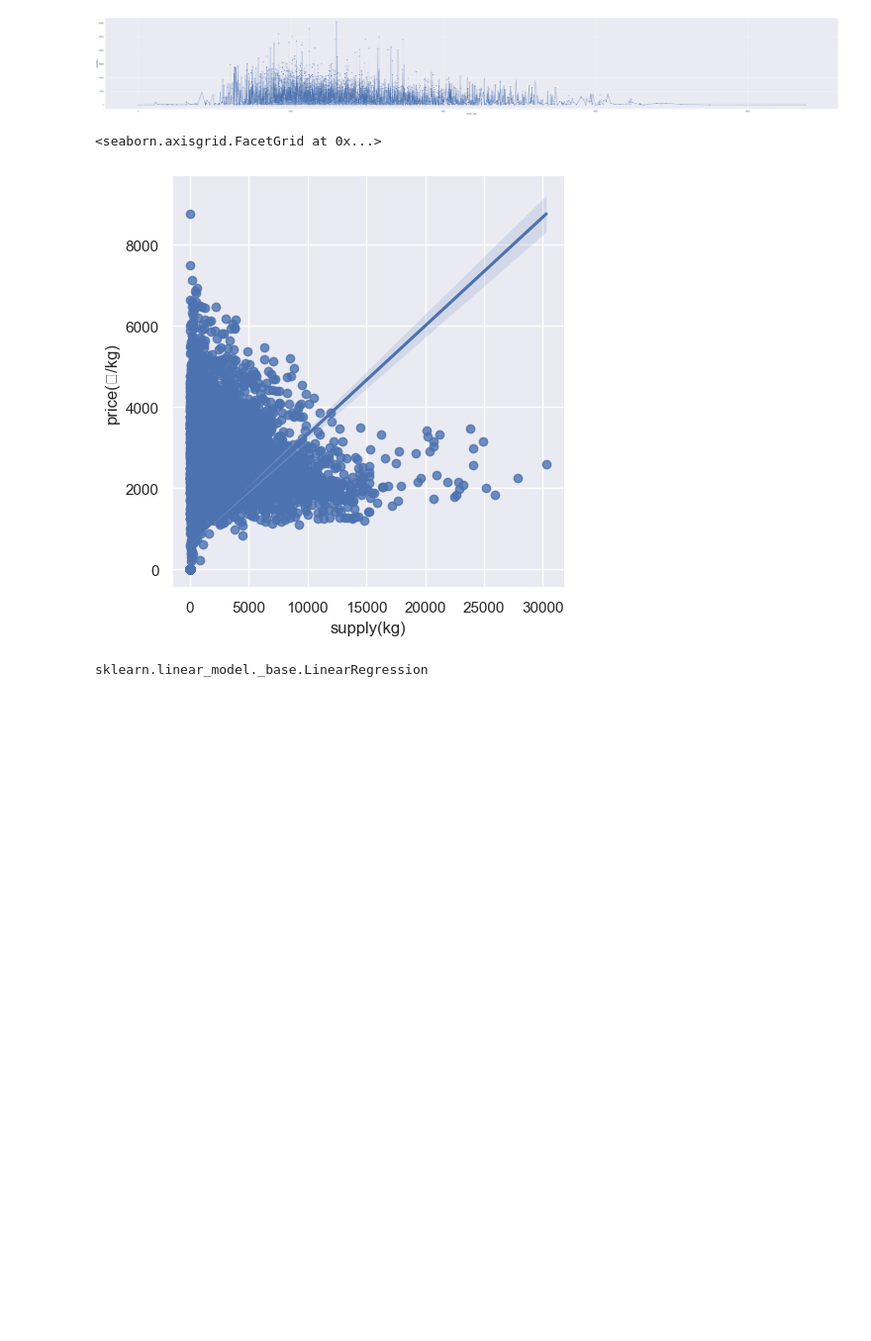
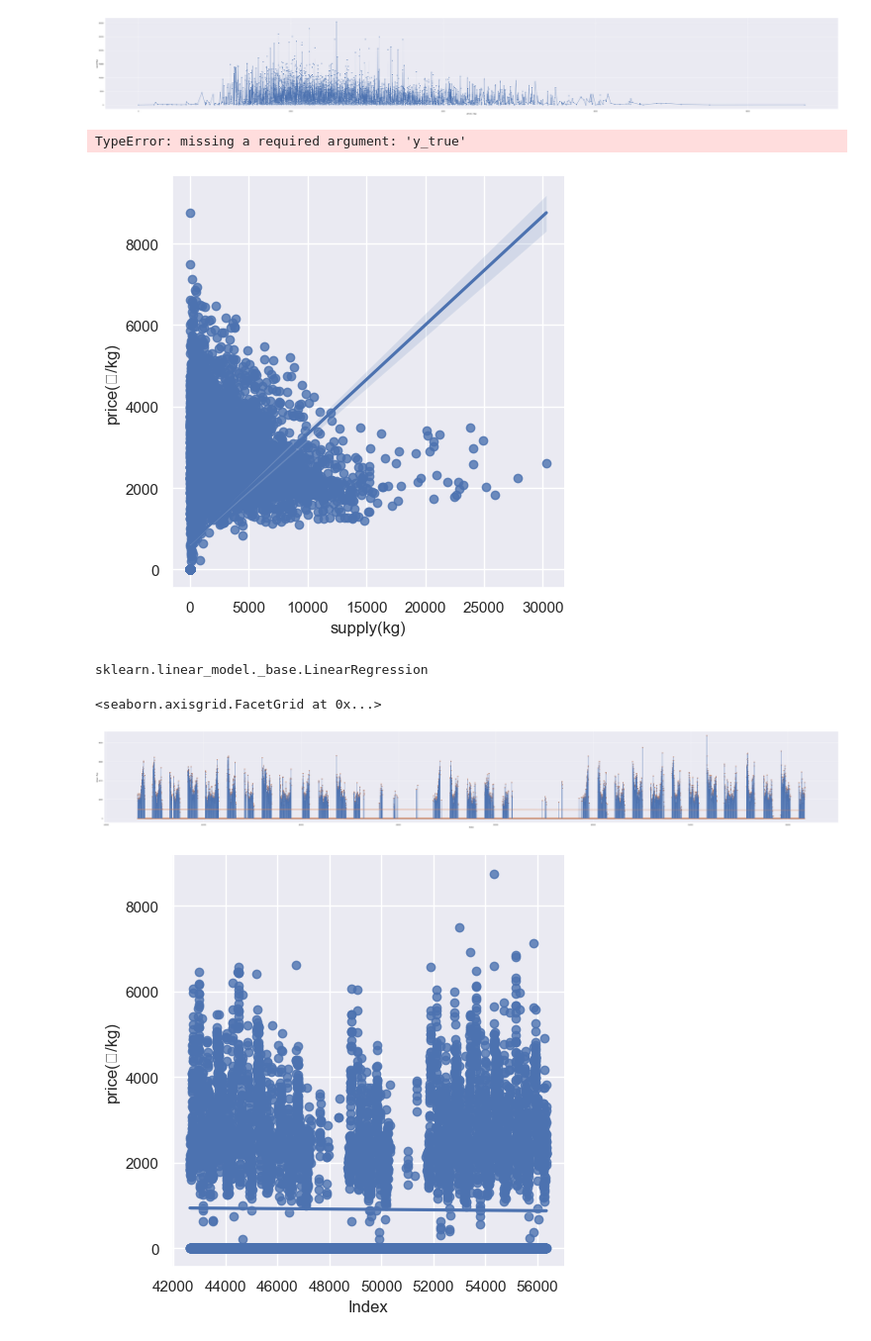
Before and after one commit to JeongSeongHun054/B10_deepening_Project, a Jupyter notebook: 염종석/TeamPJT-2.ipynb, the cells around one changed output. Shown at 99% size. Drawn from its saved outputs; the diff is of its cells as text; code cells hidden in the pictures; blank space fills up the shorter version.

```diff
--- a/염종석/TeamPJT-2.ipynb
+++ b/염종석/TeamPJT-2.ipynb
@@ -59,8 +145,10 @@ sns.lineplot( data = Brocoly_data, x = 'price(원/kg)' , y = 'supply(kg)')
 [figure]
 # %%
 sns.lmplot( data = Brocoly_data, x = 'supply(kg)' , y = 'price(원/kg)')
+from sklearn.metrics import mean_absolute_error
+mean_absolute_error(x = 'supply(kg)' , y = 'price(원/kg)')
 # %% [output]
-<seaborn.axisgrid.FacetGrid at 0x...>
+TypeError: missing a required argument: 'y_true'
 [figure]
 # %%
 from sklearn.linear_model import LinearRegression
@@ -72,0 +159,10 @@ b
+# %%
+sns.set(rc={"figure.figsize":(80, 10)}) #width=3, #height=4
+sns.scatterplot( data = Brocoly_data, x = 'Index' , y = 'price(원/kg)')
+sns.lineplot( data = Brocoly_data, x = 'Index' , y = 'price(원/kg)')
+sns.regplot( data = Brocoly_data, x = 'Index' , y = 'price(원/kg)')
+sns.lmplot( data = Brocoly_data, x = 'Index' , y = 'price(원/kg)')
+# %% [output]
+<seaborn.axisgrid.FacetGrid at 0x...>
+[figure, added]
+[figure, added]
```
Also changed, not shown: parts of 17 cells of this notebook.
